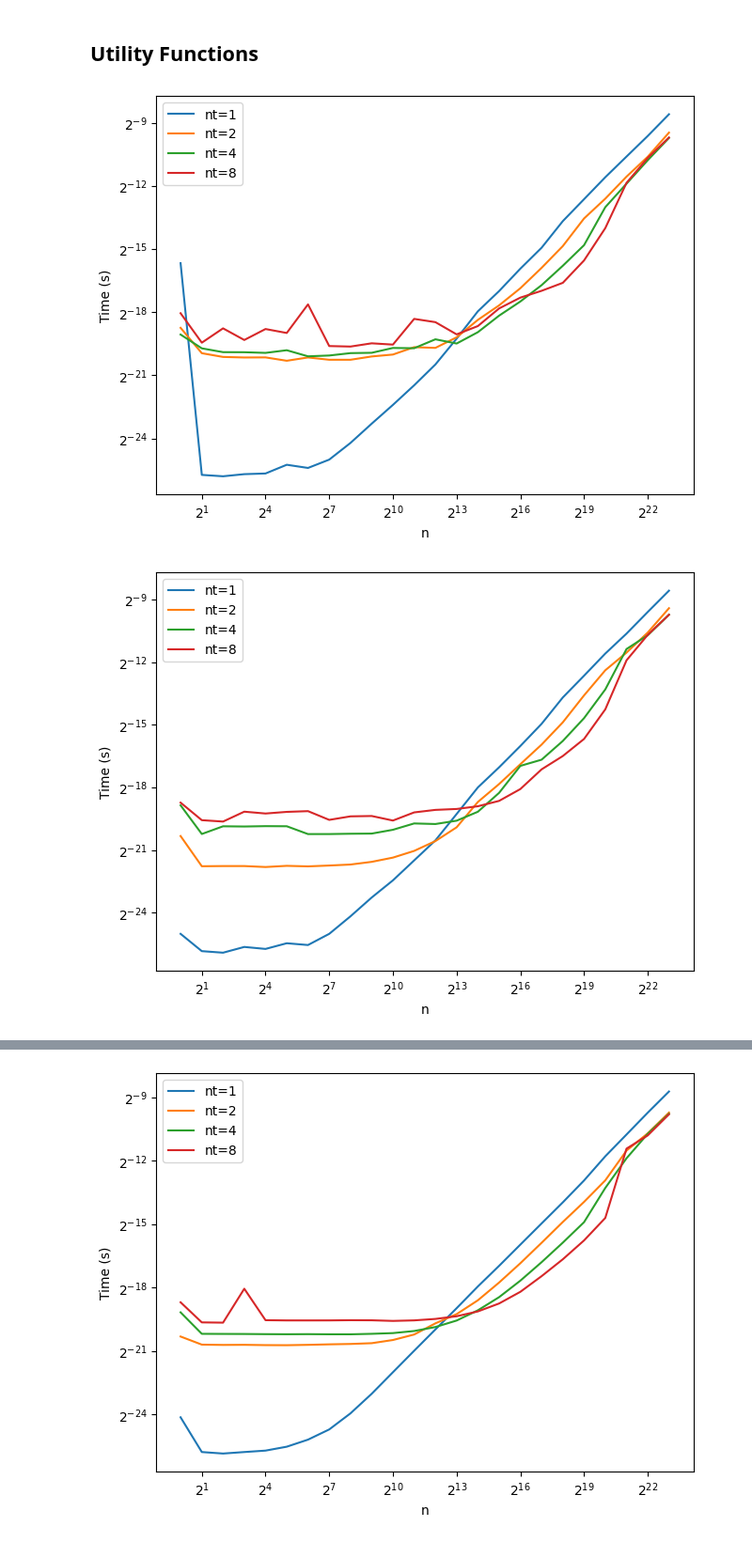
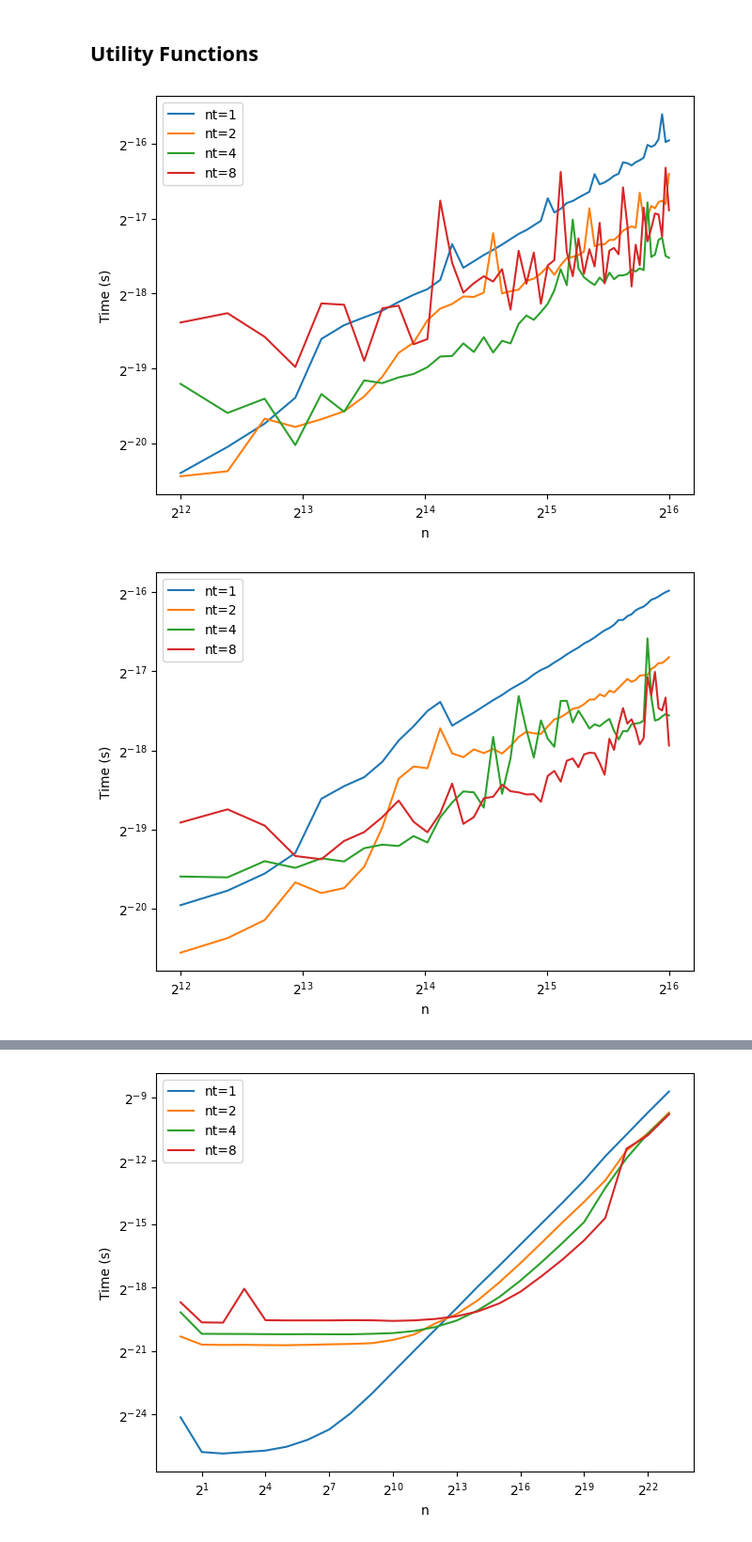
Before and after one commit to JamesYang007/adelie, a Jupyter notebook: benchmark/bench_matrix.ipynb, the cells around one changed output, grey strips where cells are left out. Shown at 94% size. Saved outputs shown, nothing was run; the diff lists cells and outputs as text; code cells hidden in the pictures.

```diff
--- a/benchmark/bench_matrix.ipynb
+++ b/benchmark/bench_matrix.ipynb
@@ -17,19 +17,21 @@ import scipy
 # %%
 out = bm.bench_dv(
     method="dvaddi",
-    n_sims=100,
+    n_list=np.linspace(1<<12, 1<<16).astype(int),
+    n_sims=10000,
     min_bytes=int(1<<0),
 )
 # %% [output]
-[figure, old version]
+[figure, new version]
 # %%
 out = bm.bench_dv(
     method="dvsubi",
-    n_sims=100,
+    n_list=np.linspace(1<<12, 1<<16).astype(int),
+    n_sims=10000,
     min_bytes=int(1<<0),
 )
 # %% [output]
-[figure, old version]
+[figure, new version]
 # %%
 out = bm.bench_dv(
     method="dvveq",
```
Also changed, not shown: parts of 14 cells of this notebook, 1 other file.
